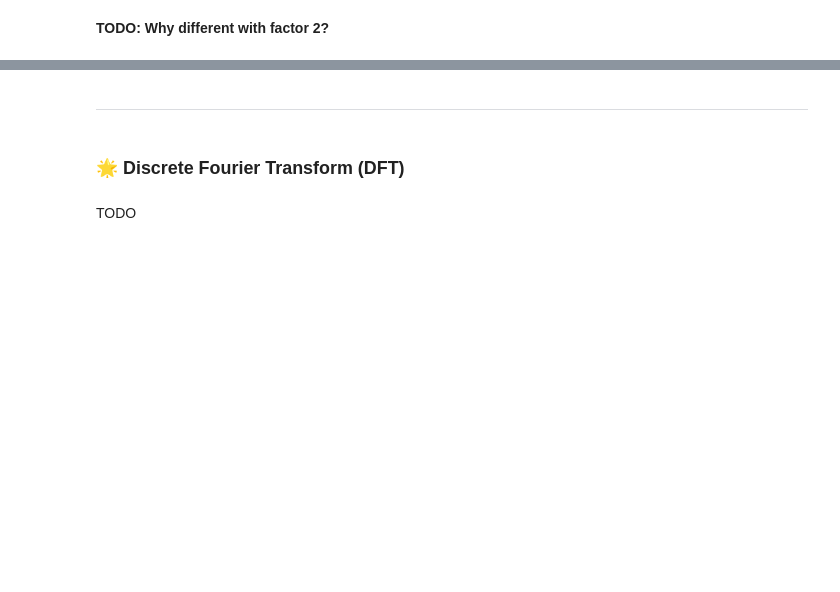
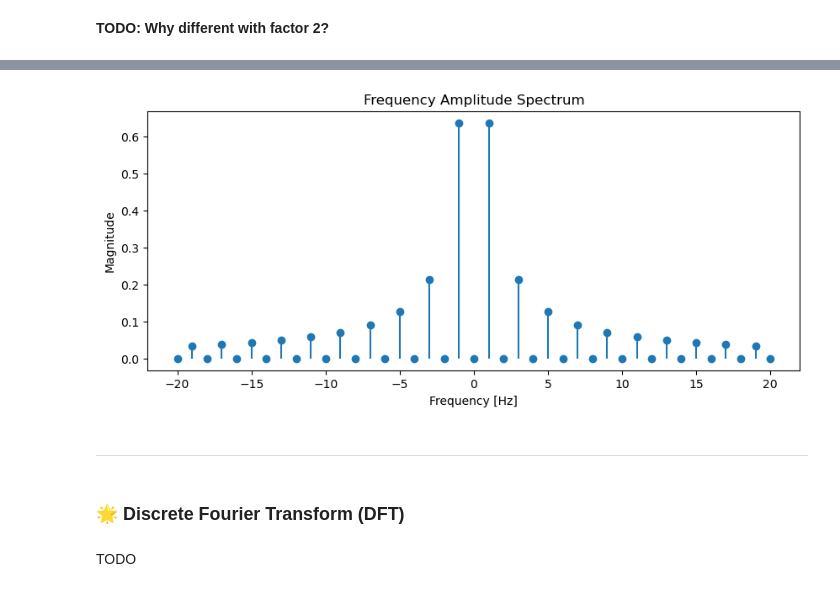
Before and after one commit to Splines/fourier-analysis-basics, a Jupyter notebook: src/fourier.ipynb, the cells around one changed output, grey strips where cells are left out. Cells and saved outputs as stored; diff of their text form; code cells hidden in the pictures; blank space fills up the shorter version.

Commit message:
Add amplitude-frequency plot

```diff
--- a/src/fourier.ipynb
+++ b/src/fourier.ipynb
@@ -528,0 +541,4 @@ $$
+# %%
+N = 20
+frequencies = range(-N, N + 1)
+amplitudes = [float(abs(frequency_content(n))) if n != 0 else float(0.0) for n in frequencies]
@@ -529,3 +563,13 @@ $$
+# %%
+# Plot the frequency amplitude spectrum (discrete)
+plt.figure(figsize=(10, 4))
+plt.stem(frequencies, amplitudes, basefmt=" ")
+plt.xlabel("Frequency [Hz]")
+plt.ylabel("Magnitude")
+plt.title("Frequency Amplitude Spectrum")
+plt.show()
+# %% [output]
+[figure, added]
 # %% [markdown]
 ---
 # %% [markdown]
```
Also changed, not shown: parts of 13 cells of this notebook.
